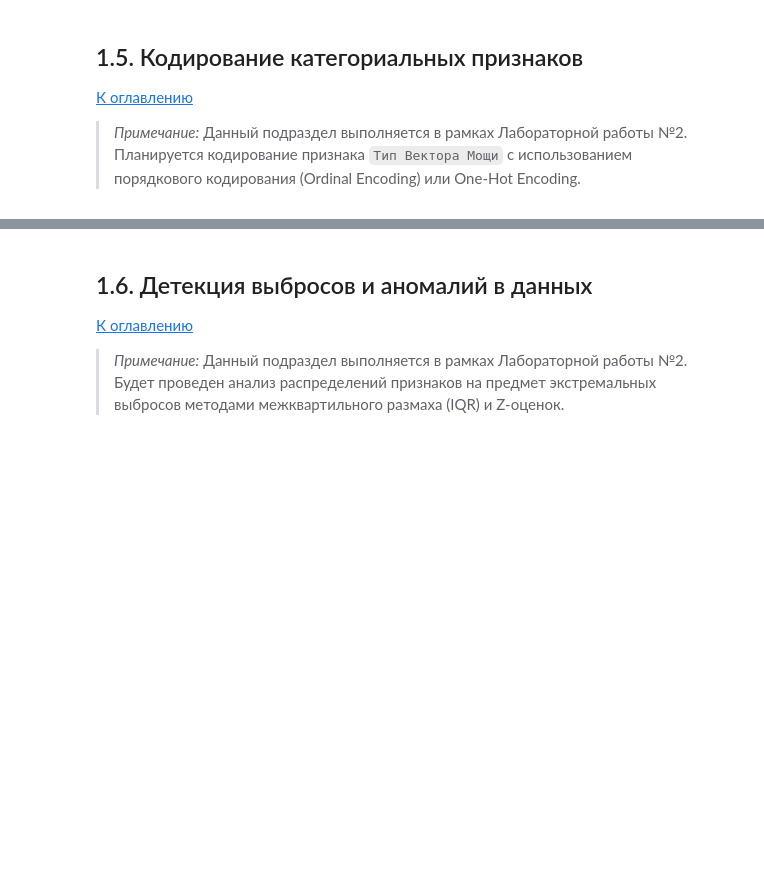
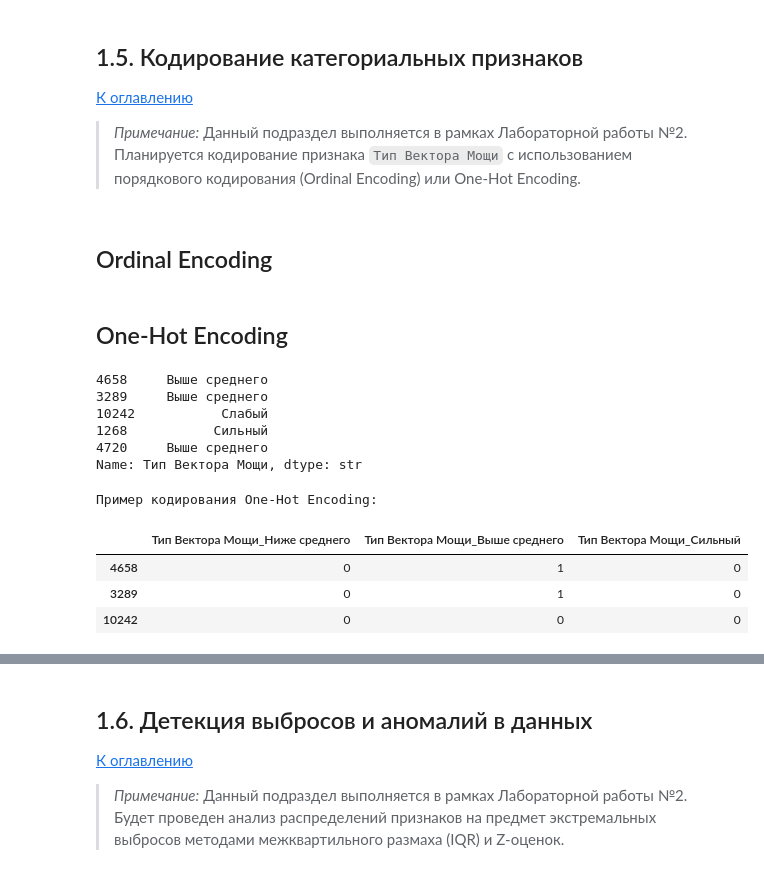
Before and after one commit to viacheslavdevelop/praktikum, a Jupyter notebook: Lab2/Lab2_1.ipynb, the cells around one changed output, grey strips where cells are left out. Drawn from its saved outputs; the diff is of its cells as text; code cells hidden in the pictures; blank space fills up the shorter version.

```diff
--- a/Lab2/Lab2_1.ipynb
+++ b/Lab2/Lab2_1.ipynb
@@ -688,6 +689,8 @@ print(f"Размерность X_test после обработки пропус
 
 > *Примечание:* Данный подраздел выполняется в рамках Лабораторной работы №2.
 > Планируется кодирование признака `Тип Вектора Мощи` с использованием порядкового кодирования (Ordinal Encoding) или One-Hot Encoding.
+# %% [markdown]
+## Ordinal Encoding
 # %%
 cat_col = 'Тип Вектора Мощи'
 power_order = [['Слабый', 'Ниже среднего', 'Выше среднего', 'Сильный']]
@@ -700,0 +710,42 @@ ordinal_encoder = OrdinalEncoder(
+# %% [markdown]
+## One-Hot Encoding
+# %%
+X_train[cat_col][:5]
+# %% [output]
+4658     Выше среднего
+3289     Выше среднего
+10242           Слабый
+1268           Сильный
+4720     Выше среднего
+Name: Тип Вектора Мощи, dtype: str
+# %%
+ohe_encoder = OneHotEncoder(
+    categories=power_order,
+    drop='first',
+    sparse_output=False,
+    dtype=np.int64,
+    handle_unknown='ignore'
+)
+
+train_ohe_arr = ohe_encoder.fit_transform(X_train[[cat_col]])
+test_ohe_arr = ohe_encoder.transform(X_test[[cat_col]])
+ohe_col_names = ohe_encoder.get_feature_names_out([cat_col])
+
+X_train_ohe = pd.concat([
+    X_train.drop(columns=[cat_col], errors='ignore'),
+    pd.DataFrame(train_ohe_arr, columns=ohe_col_names, index=X_train.index)
+], axis=1)
+
+X_test_ohe = pd.concat([
+    X_test.drop(columns=[cat_col], errors='ignore'),
+    pd.DataFrame(test_ohe_arr, columns=ohe_col_names, index=X_test.index)
+], axis=1)
+
+print("Пример кодирования One-Hot Encoding:")
+display(X_train_ohe[list(ohe_col_names)].head(3))
+# %% [output]
+Пример кодирования One-Hot Encoding:
+|  | Тип Вектора Мощи_Ниже среднего | Тип Вектора Мощи_Выше среднего | Тип Вектора Мощи_Сильный |
+| 4658 | 0 | 1 | 0 |
+| 3289 | 0 | 1 | 0 |
+| 10242 | 0 | 0 | 0 |
```
Also changed, not shown: parts of 8 cells of this notebook.
